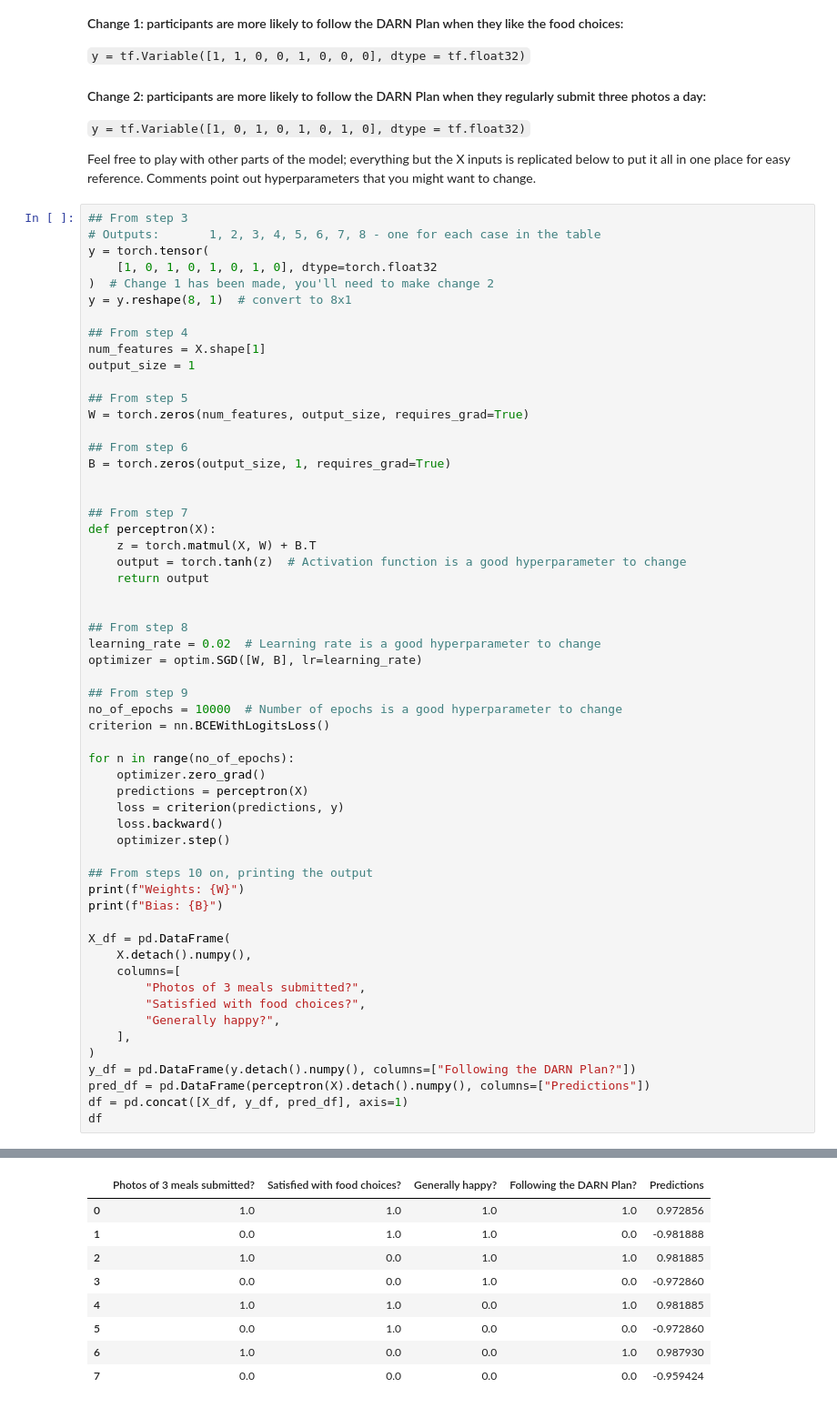
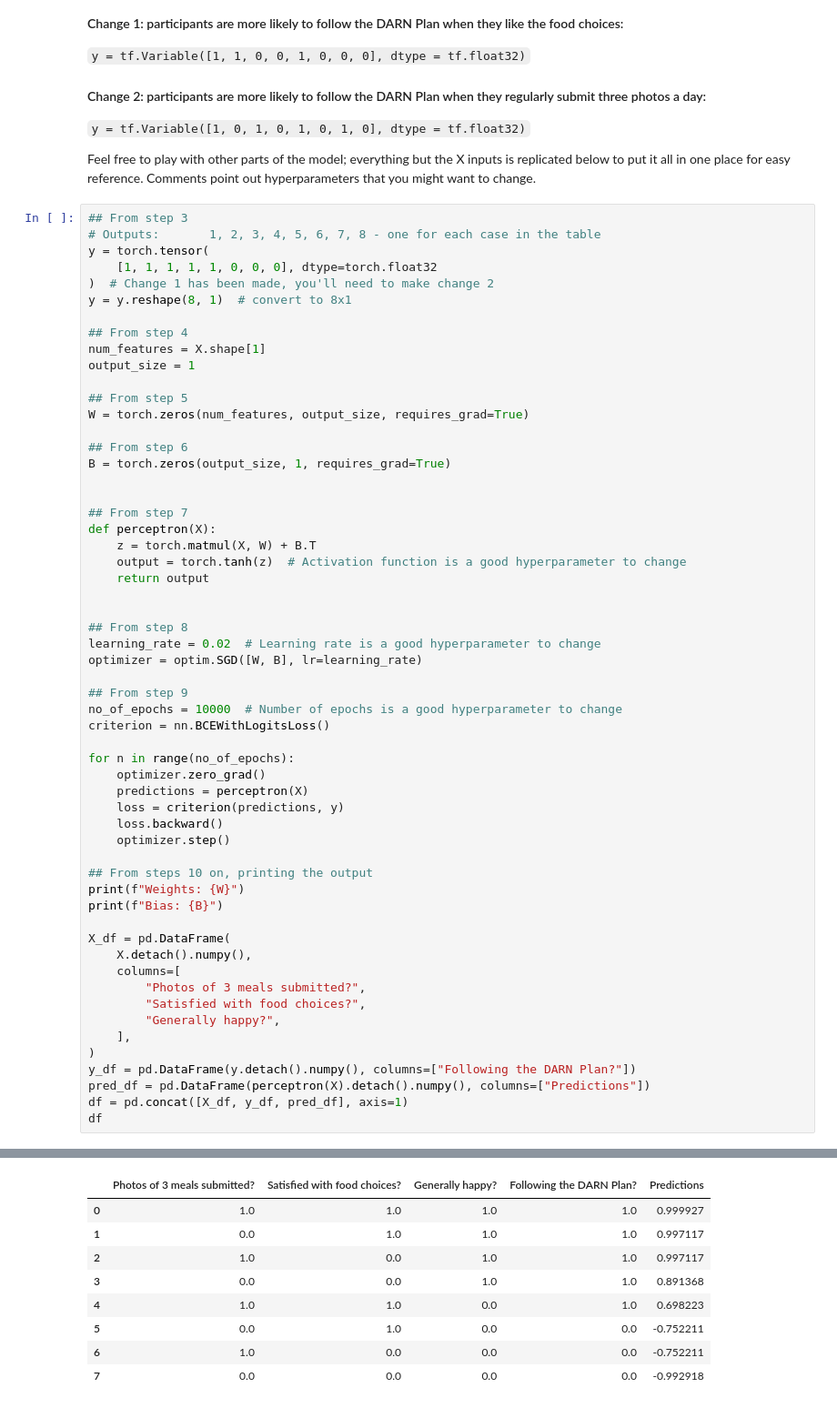
Before and after one commit to warrensnelling/deep_learning_pt-lightning, a Jupyter notebook: 02.1_code_a_perceptron.ipynb, the cells around one changed output, grey strips where cells are left out. Shown at 91% size. Cells and saved outputs as stored; diff of their text form.

```diff
--- a/02.1_code_a_perceptron.ipynb
+++ b/02.1_code_a_perceptron.ipynb
@@ -345,7 +345,7 @@ Feel free to play with other parts of the model; everything but the X inputs is
 ## From step 3
 # Outputs:       1, 2, 3, 4, 5, 6, 7, 8 - one for each case in the table
 y = torch.tensor(
-    [1, 0, 1, 0, 1, 0, 1, 0], dtype=torch.float32
+    [1, 1, 1, 1, 1, 0, 0, 0], dtype=torch.float32
 )  # Change 1 has been made, you'll need to make change 2
 y = y.reshape(8, 1)  # convert to 8x1
 
@@ -406,12 +406,12 @@ Bias: tensor([[-1.9386]], requires_grad=True)
 |  | Photos of 3 meals submitted? | Satisfied with food choices? | Generally happy? | Following the DARN Plan? | Predictions |
-| 0 | 1.0 | 1.0 | 1.0 | 1.0 | 0.972856 |
-| 1 | 0.0 | 1.0 | 1.0 | 0.0 | -0.981888 |
-| 2 | 1.0 | 0.0 | 1.0 | 1.0 | 0.981885 |
-| 3 | 0.0 | 0.0 | 1.0 | 0.0 | -0.972860 |
-| 4 | 1.0 | 1.0 | 0.0 | 1.0 | 0.981885 |
-| 5 | 0.0 | 1.0 | 0.0 | 0.0 | -0.972860 |
-| 6 | 1.0 | 0.0 | 0.0 | 1.0 | 0.987930 |
-| 7 | 0.0 | 0.0 | 0.0 | 0.0 | -0.959424 |
+| 0 | 1.0 | 1.0 | 1.0 | 1.0 | 0.999927 |
+| 1 | 0.0 | 1.0 | 1.0 | 1.0 | 0.997117 |
+| 2 | 1.0 | 0.0 | 1.0 | 1.0 | 0.997117 |
+| 3 | 0.0 | 0.0 | 1.0 | 1.0 | 0.891368 |
+| 4 | 1.0 | 1.0 | 0.0 | 1.0 | 0.698223 |
+| 5 | 0.0 | 1.0 | 0.0 | 0.0 | -0.752211 |
+| 6 | 1.0 | 0.0 | 0.0 | 0.0 | -0.752211 |
+| 7 | 0.0 | 0.0 | 0.0 | 0.0 | -0.992918 |
 # %% [markdown]
 ## Before continuing
 ###  <img src='images/alert_icon.svg' alt="Alert icon" width=40 align=center> Alert!
```
Also changed, not shown: parts of 8 cells of this notebook, 2 other files.
